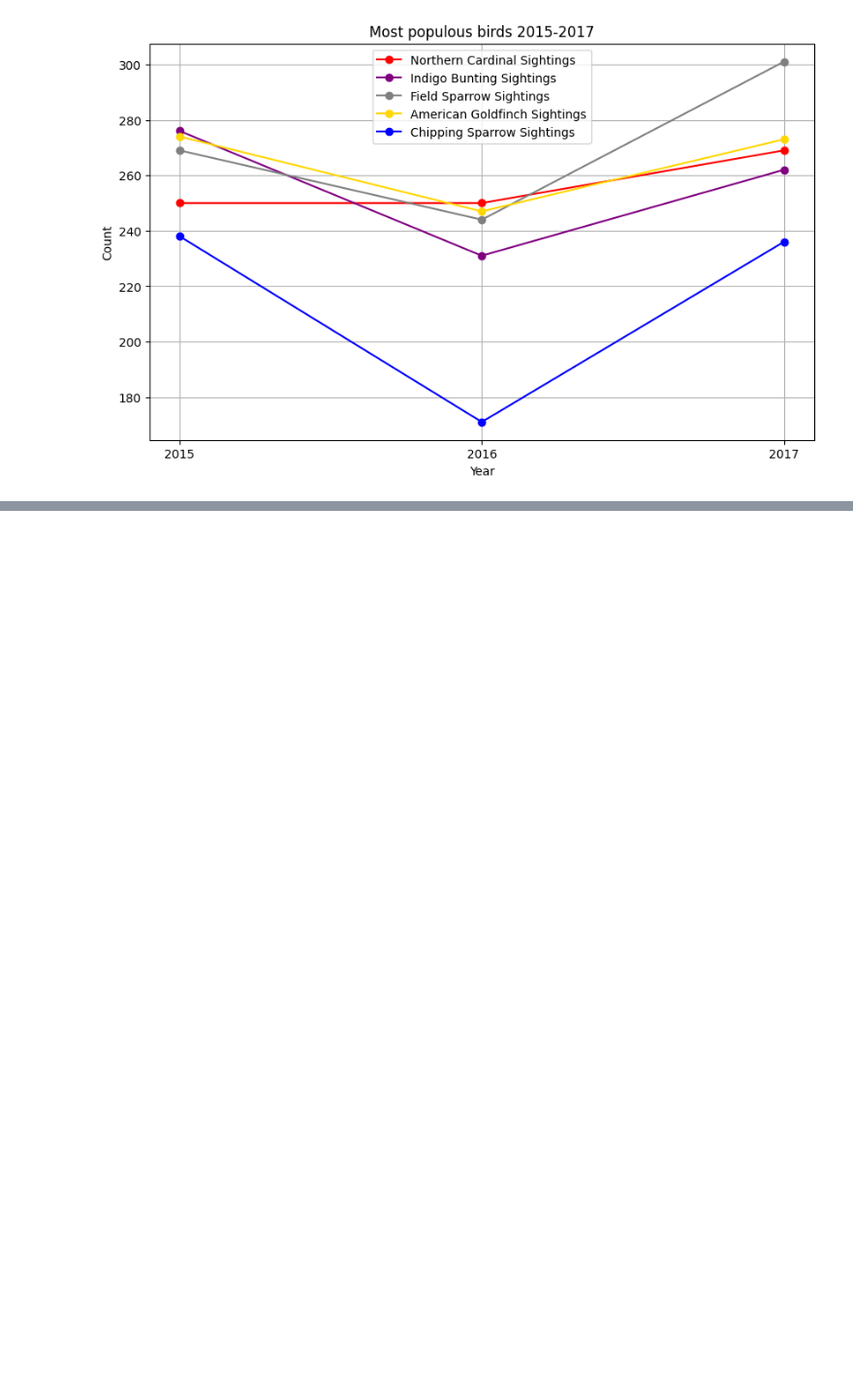
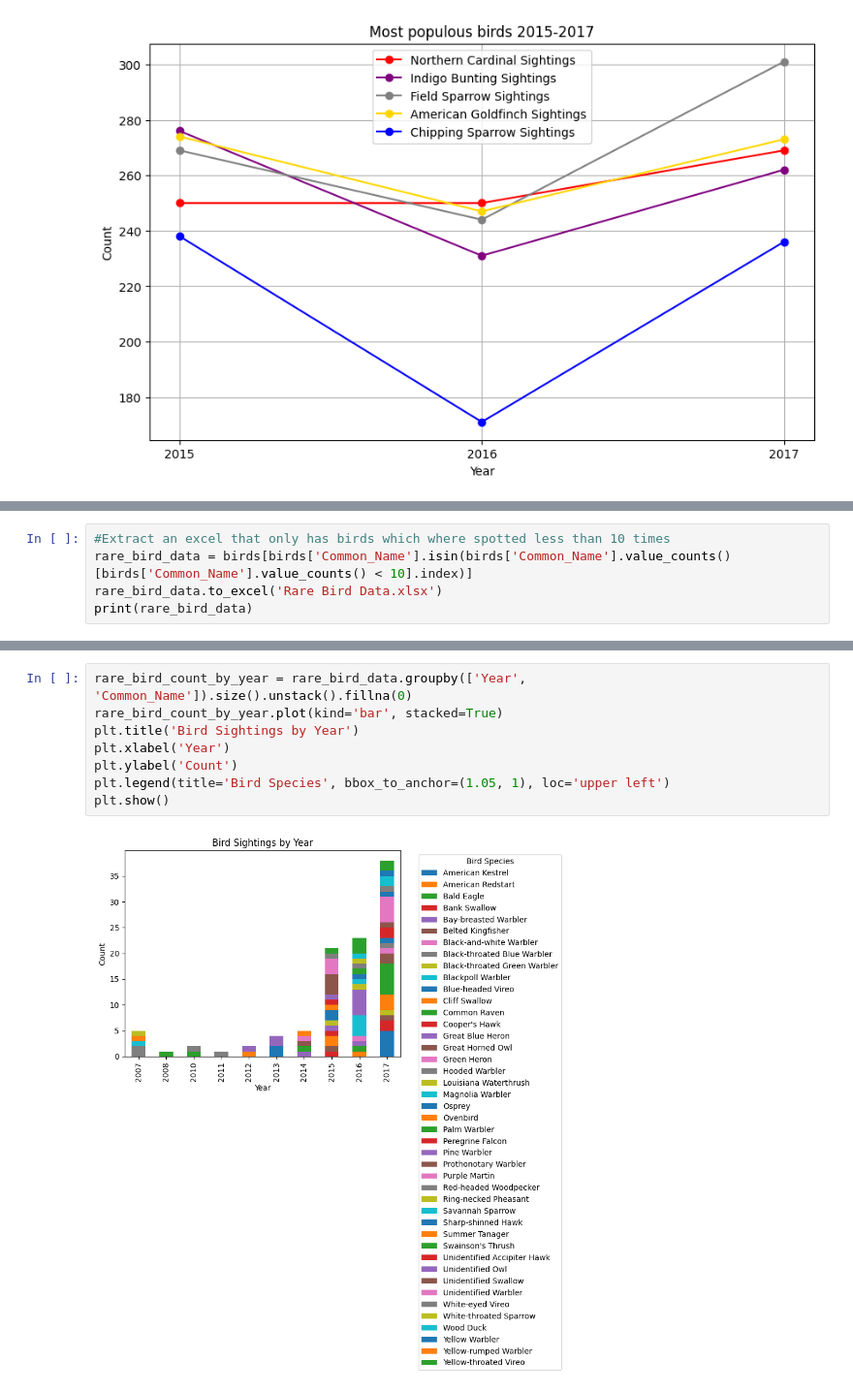
Before and after one commit to Zenon-Nowakowski/Bird-watching-data-analysis, a Jupyter notebook: main.ipynb, the cells around one changed output, grey strips where cells are left out. Shown at 97% size. Cells and saved outputs as stored; diff of their text form; blank space fills up the shorter version.

Commit message:
Added in more data

```diff
--- a/main.ipynb
+++ b/main.ipynb
@@ -181,0 +217,5 @@ ValueError: could not convert string to float: 'ANTI'
+# %%
+#Extract an excel that only has birds which where spotted less than 10 times
+rare_bird_data = birds[birds['Common_Name'].isin(birds['Common_Name'].value_counts()[birds['Common_Name'].value_counts() < 10].index)]
+rare_bird_data.to_excel('Rare Bird Data.xlsx')
+print(rare_bird_data)
@@ -181,0 +288,10 @@ ValueError: could not convert string to float: 'ANTI'
+# %%
+rare_bird_count_by_year = rare_bird_data.groupby(['Year', 'Common_Name']).size().unstack().fillna(0)
+rare_bird_count_by_year.plot(kind='bar', stacked=True)
+plt.title('Bird Sightings by Year')
+plt.xlabel('Year')
+plt.ylabel('Count')
+plt.legend(title='Bird Species', bbox_to_anchor=(1.05, 1), loc='upper left')
+plt.show()
+# %% [output]
+[figure, added]
```
Also changed, not shown: parts of 25 cells of this notebook, 7 other files.
